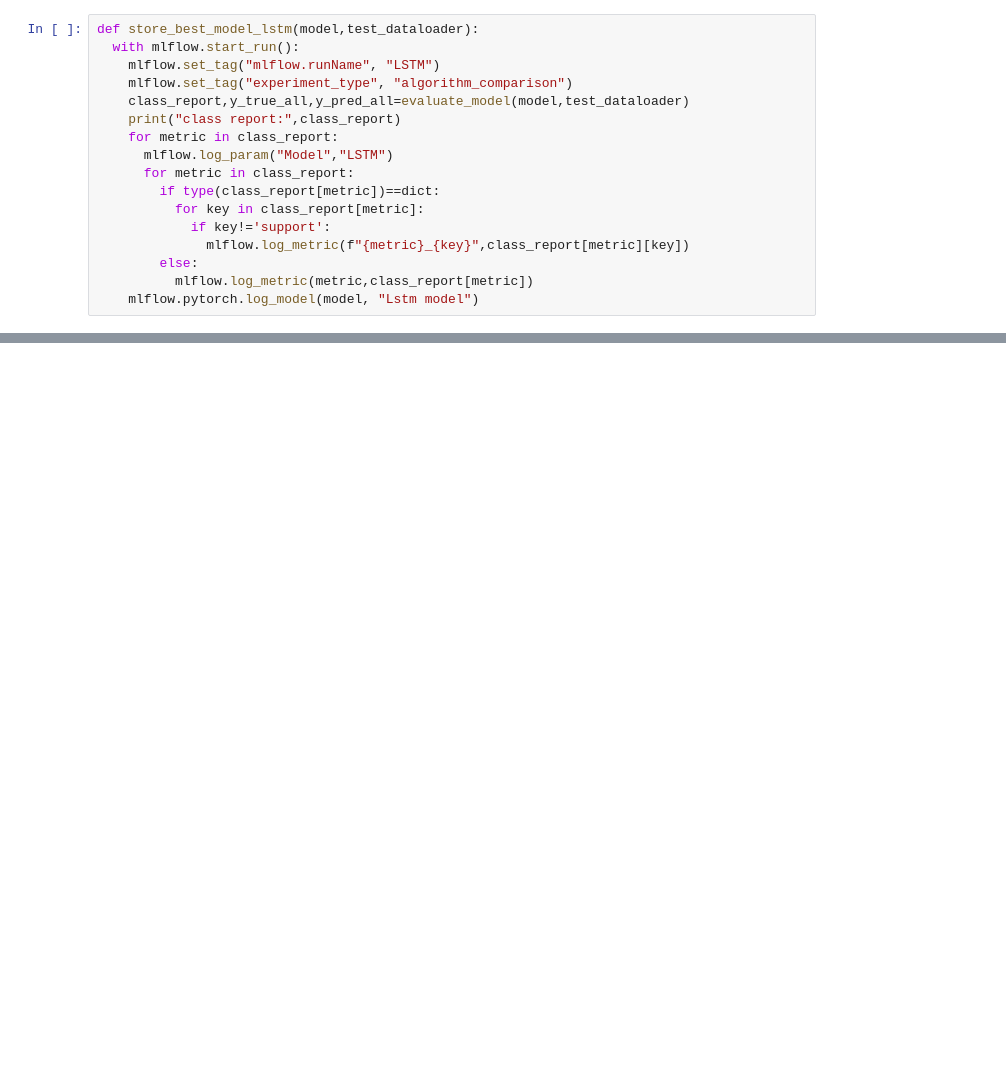
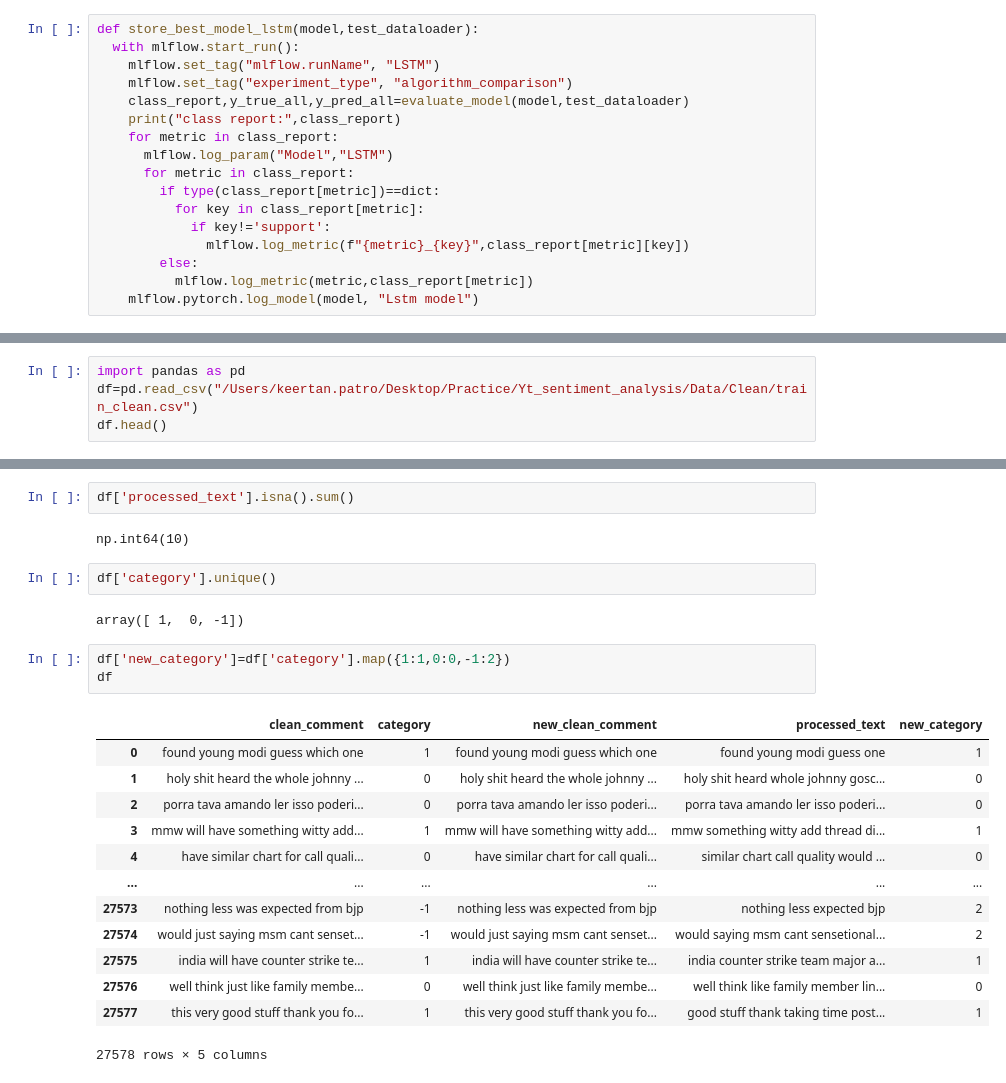
Before and after one commit to KeertanPatro/Yt_sentiment_analysis, a Jupyter notebook: Notebooks/Mlops_LSTM.ipynb, the cells around one changed output, grey strips where cells are left out. Drawn from its saved outputs; the diff is of its cells as text; blank space fills up the shorter version.

Commit message:
adding training and testing

```diff
--- a/Notebooks/Mlops_LSTM.ipynb
+++ b/Notebooks/Mlops_LSTM.ipynb
@@ -368,0 +764,4 @@ class report: {'0': {'precision': 0.8048128342245989, 'recall': 0.82053611994547
+# %%
+import pandas as pd
+df=pd.read_csv("/Users/keertan.patro/Desktop/Practice/Yt_sentiment_analysis/Data/Clean/train_clean.csv")
+df.head()
@@ -368,0 +775,25 @@ class report: {'0': {'precision': 0.8048128342245989, 'recall': 0.82053611994547
+# %%
+df['processed_text'].isna().sum()
+# %% [output]
+np.int64(10)
+# %%
+df['category'].unique()
+# %% [output]
+array([ 1,  0, -1])
+# %%
+df['new_category']=df['category'].map({1:1,0:0,-1:2})
+df
+# %% [output]
+|  | clean_comment | category | new_clean_comment | processed_text | new_category |
+| 0 | found young modi guess which one | 1 | found young modi guess which one | found young modi guess one | 1 |
+| 1 | holy shit heard the whole johnny ... | 0 | holy shit heard the whole johnny ... | holy shit heard whole johnny gosc... | 0 |
+| 2 | porra tava amando ler isso poderi... | 0 | porra tava amando ler isso poderi... | porra tava amando ler isso poderi... | 0 |
+| 3 | mmw will have something witty add... | 1 | mmw will have something witty add... | mmw something witty add thread di... | 1 |
+| 4 | have similar chart for call quali... | 0 | have similar chart for call quali... | similar chart call quality would ... | 0 |
+| ... | ... | ... | ... | ... | ... |
+| 27573 | nothing less was expected from bjp | -1 | nothing less was expected from bjp | nothing less expected bjp | 2 |
+| 27574 | would just saying msm cant senset... | -1 | would just saying msm cant senset... | would saying msm cant sensetional... | 2 |
+| 27575 | india will have counter strike te... | 1 | india will have counter strike te... | india counter strike team major a... | 1 |
+| 27576 | well think just like family membe... | 0 | well think just like family membe... | well think like family member lin... | 0 |
+| 27577 | this very good stuff thank you fo... | 1 | this very good stuff thank you fo... | good stuff thank taking time post... | 1 |
+27578 rows × 5 columns
```
Also changed, not shown: parts of 75 cells of this notebook, 10 other files.
